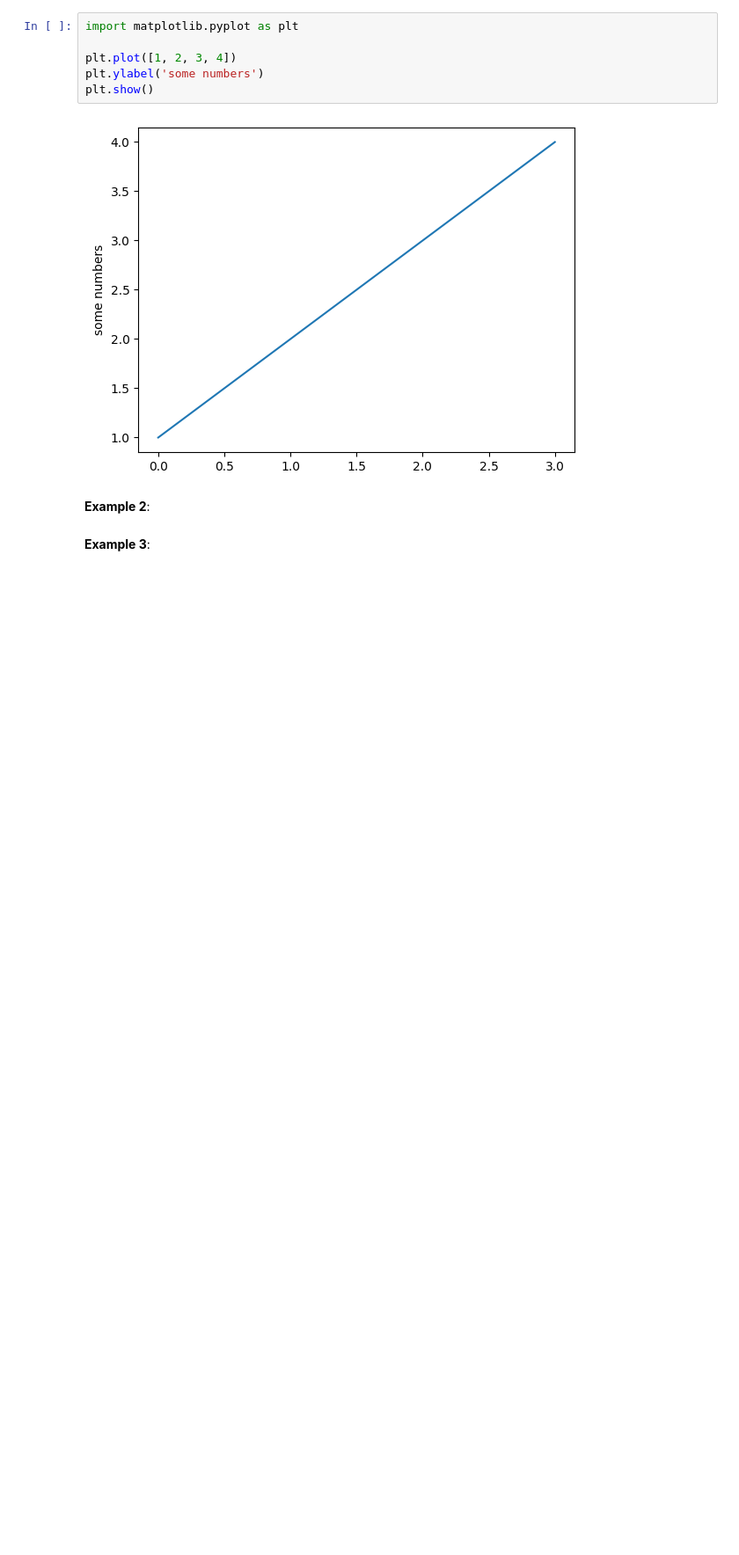
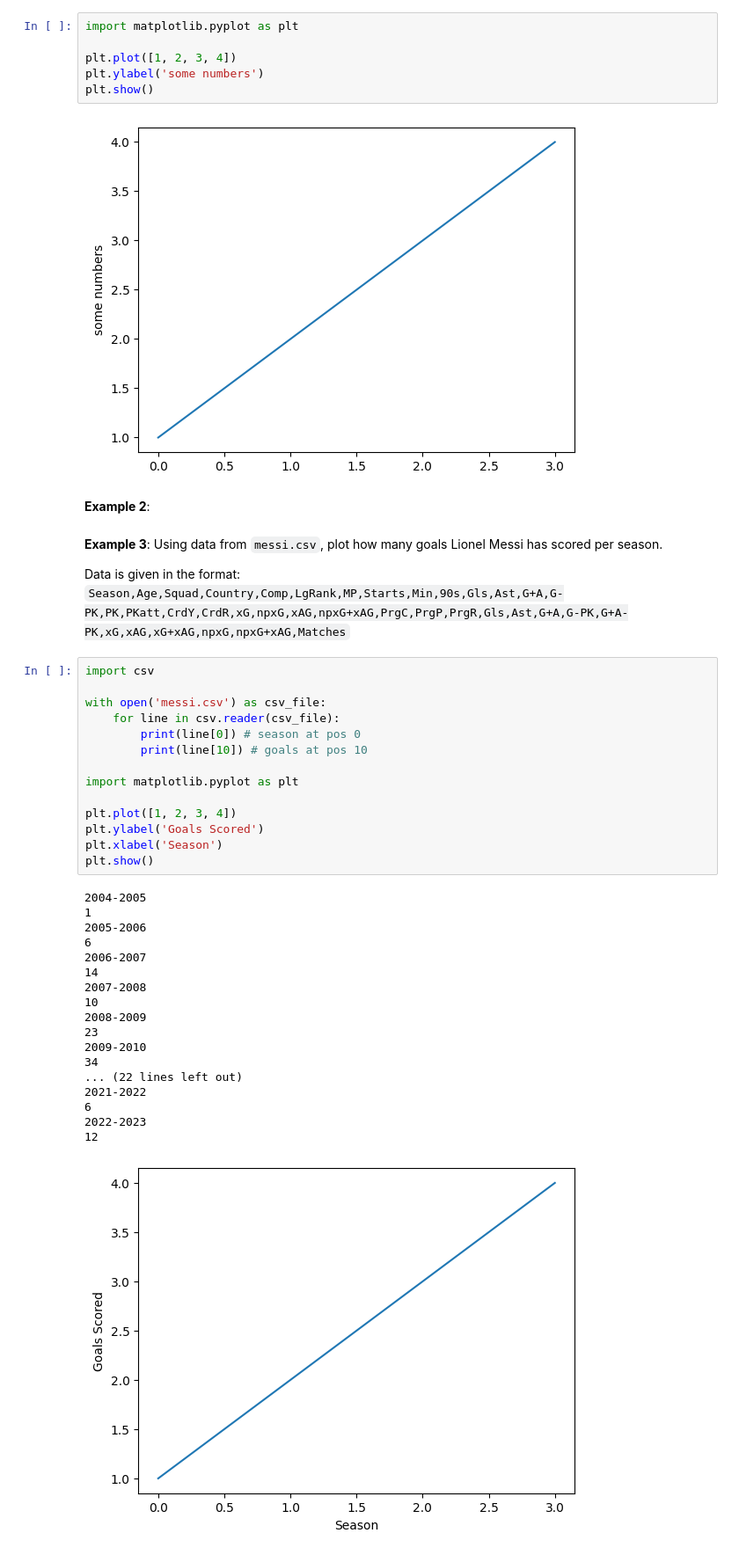
Before and after one commit to CSCI128/128-examples, a Jupyter notebook: week11-data/week11-examples.ipynb, the cells around one changed output. Shown at 88% size. Cells and saved outputs as stored; diff of their text form; blank space fills up the shorter version.

```diff
--- a/week11-data/week11-examples.ipynb
+++ b/week11-data/week11-examples.ipynb
@@ -13,4 +13,39 @@ plt.show()
 # %% [markdown]
 **Example 2**:
 # %% [markdown]
-**Example 3**:
+**Example 3**: Using data from `messi.csv`, plot how many goals Lionel Messi has scored per season.
+
+Data is given in the format: `Season,Age,Squad,Country,Comp,LgRank,MP,Starts,Min,90s,Gls,Ast,G+A,G-PK,PK,PKatt,CrdY,CrdR,xG,npxG,xAG,npxG+xAG,PrgC,PrgP,PrgR,Gls,Ast,G+A,G-PK,G+A-PK,xG,xAG,xG+xAG,npxG,npxG+xAG,Matches`
+# %%
+import csv
+
+with open('messi.csv') as csv_file:
+    for line in csv.reader(csv_file):
+        print(line[0]) # season at pos 0
+        print(line[10]) # goals at pos 10
+
+import matplotlib.pyplot as plt
+
+plt.plot([1, 2, 3, 4])
+plt.ylabel('Goals Scored')
+plt.xlabel('Season')
+plt.show()
+# %% [output]
+2004-2005
+1
+2005-2006
+6
+2006-2007
+14
+2007-2008
+10
+2008-2009
+23
+2009-2010
+34
+... (22 lines left out)
+2021-2022
+6
+2022-2023
+12
+[figure, added]
```
Also changed, not shown: 6 other files.
